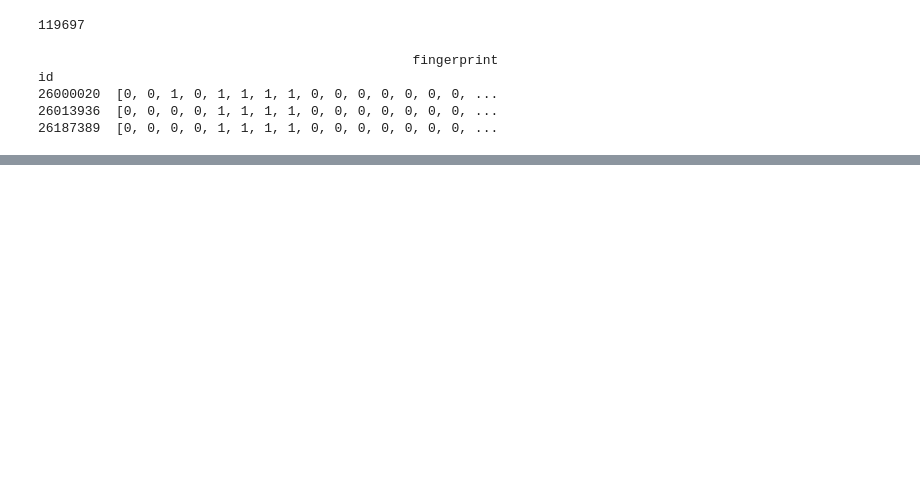
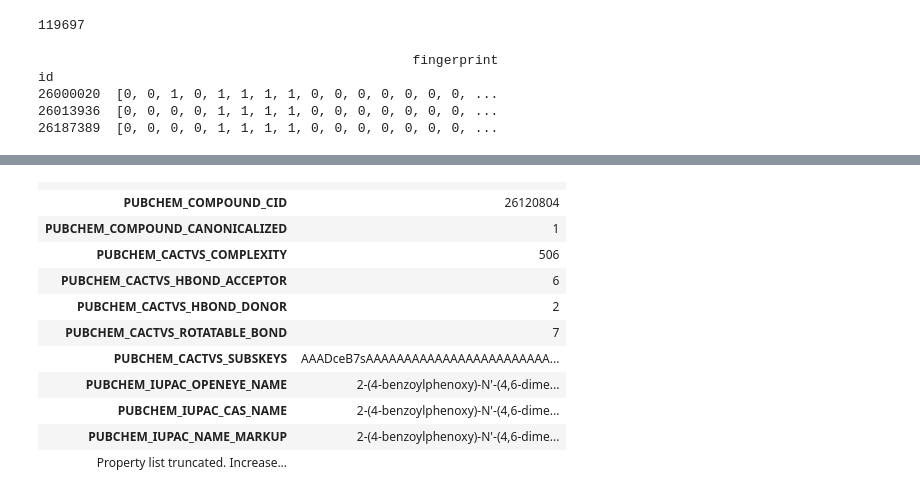
Before and after one commit to quantori/qtr-fingerprint, a Jupyter notebook: notebooks/fingerprint_research.ipynb, the cells around one changed output, grey strips where cells are left out. Cells and saved outputs as stored; diff of their text form; code cells hidden in the pictures; blank space fills up the shorter version.

```diff
--- a/notebooks/fingerprint_research.ipynb
+++ b/notebooks/fingerprint_research.ipynb
@@ -83,9 +88,9 @@ plt.show()
 # %%
 from sklearn.neighbors import KDTree
 # %%
-tree = KDTree(X_pca, leaf_size=2)
+tree = KDTree(X, leaf_size=2)
 # %%
-dist, ind = tree.query(X_pca[:1], k=3)
+dist, ind = tree.query([X[20000]], k=10)
 # %%
 dist, ind
 # %% [output]
@@ -106,0 +129,15 @@ id
+# %%
+mols[ind[0][5]] # молекула ответа
+# %% [output]
+|  |  |
+| PUBCHEM_COMPOUND_CID | 26120804 |
+| PUBCHEM_COMPOUND_CANONICALIZED | 1 |
+| PUBCHEM_CACTVS_COMPLEXITY | 506 |
+| PUBCHEM_CACTVS_HBOND_ACCEPTOR | 6 |
+| PUBCHEM_CACTVS_HBOND_DONOR | 2 |
+| PUBCHEM_CACTVS_ROTATABLE_BOND | 7 |
+| PUBCHEM_CACTVS_SUBSKEYS | AAADceB7sAAAAAAAAAAAAAAAAAAAAAAAA... |
+| PUBCHEM_IUPAC_OPENEYE_NAME | 2-(4-benzoylphenoxy)-N'-(4,6-dime... |
+| PUBCHEM_IUPAC_CAS_NAME | 2-(4-benzoylphenoxy)-N'-(4,6-dime... |
+| PUBCHEM_IUPAC_NAME_MARKUP | 2-(4-benzoylphenoxy)-N'-(4,6-dime... |
+| Property list truncated. Increase... |  |
```
Also changed, not shown: parts of 6 cells of this notebook.
